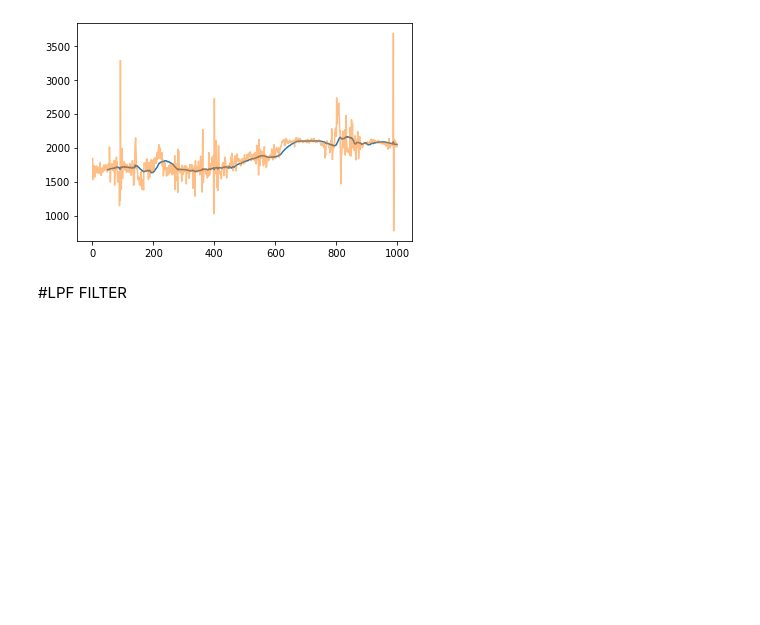
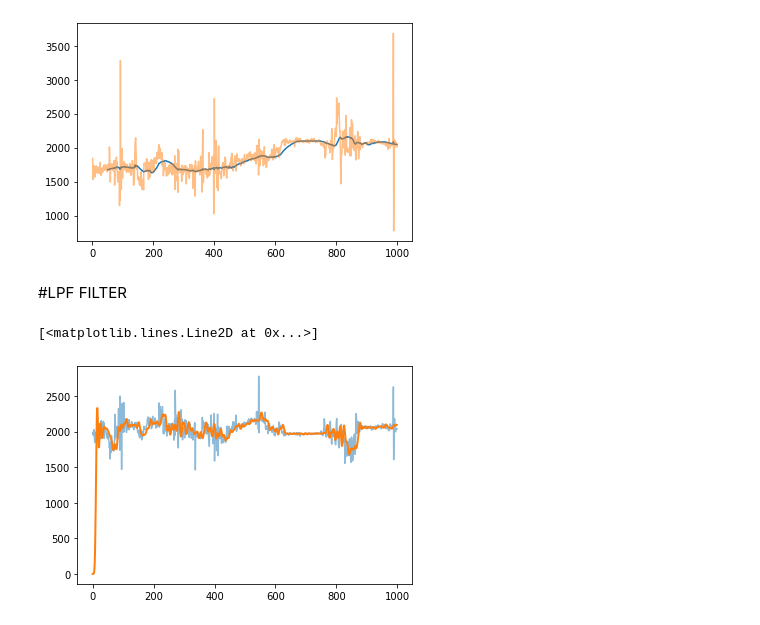
Before and after one commit to liezliez/Signal-Data-Filtering-IoT, a Jupyter notebook: Signal_Data_Filtering_MVA_LPF.ipynb, the cells around one changed output. Drawn from its saved outputs; the diff is of its cells as text; code cells hidden in the pictures; blank space fills up the shorter version.

```diff
--- a/Signal_Data_Filtering_MVA_LPF.ipynb
+++ b/Signal_Data_Filtering_MVA_LPF.ipynb
@@ -61,3 +66,33 @@ MVA_D = D_1000.rolling(window=50).mean()
 [figure]
 # %% [markdown]
 #LPF FILTER
+# %%
+# https://stackoverflow.com/questions/25191620/
+
+def butter_lowpass(cutoff, fs, order=5):
+    nyq = 0.5 * fs
+    normal_cutoff = cutoff / nyq
+    b, a = butter(order, normal_cutoff, btype='low', analog=False)
+    return b, a
+
+
+def butter_lowpass_filter(data, cutoff, fs, order=5):
+    b, a = butter_lowpass(cutoff, fs, order=order)
+    y = lfilter(b, a, data)
+    return y
+
+# Filter requirements.
+order = 10
+fs = 50   # sample rate, Hz
+cutoff = 5  # desired cutoff frequency of the filter
+
+# Get the filter coefficients so we can check its frequency response.
+b, a = butter_lowpass(cutoff, fs, order)
+
+y = butter_lowpass_filter(B_1000, cutoff, fs, order)
+
+plt.plot(B_1000, label='B', alpha = 0.5)
+plt.plot(y, linewidth=2, label='filtered data')
+# %% [output]
+[<matplotlib.lines.Line2D at 0x...>]
+[figure, added]
```
Also changed, not shown: parts of 3 cells of this notebook.
